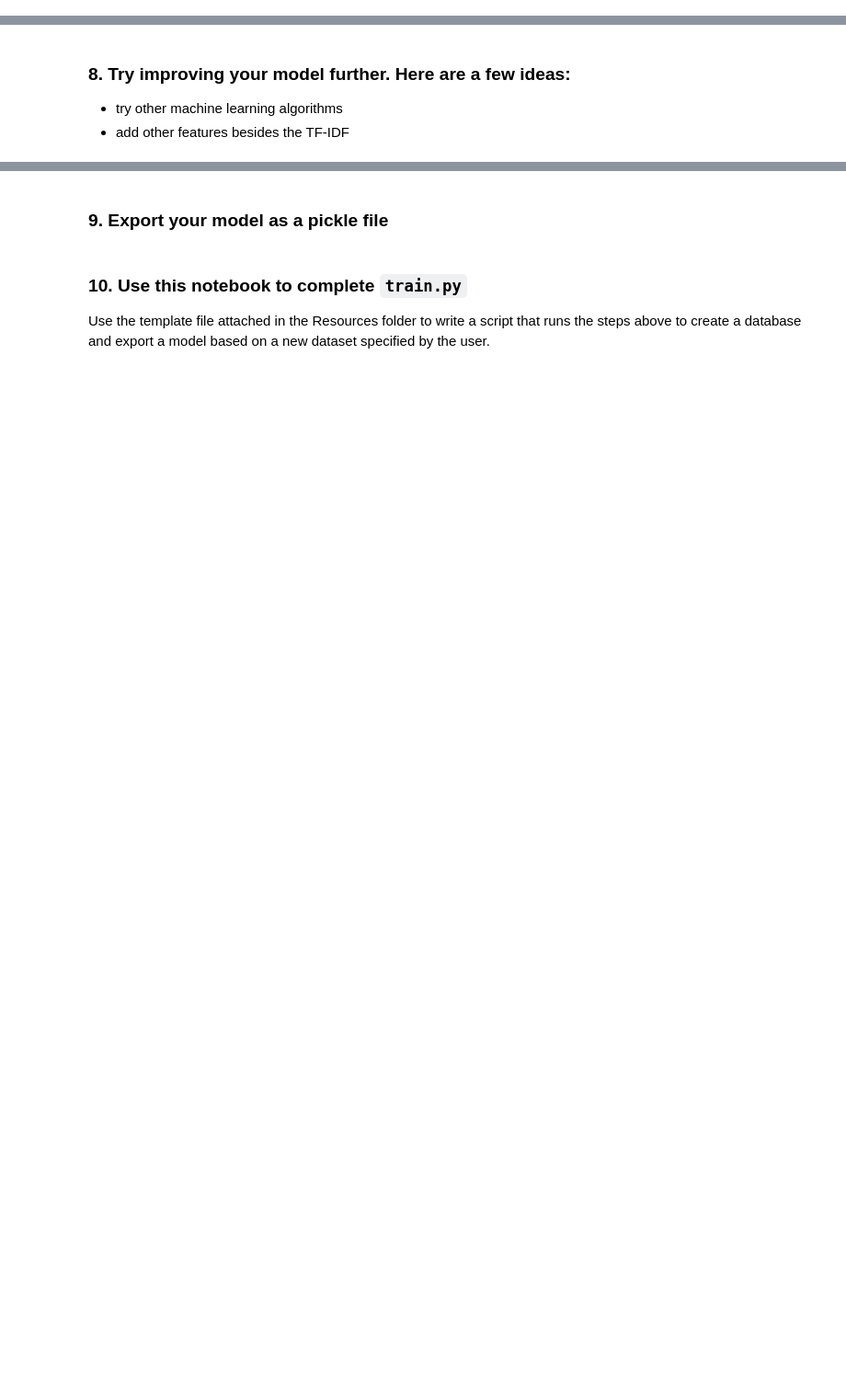
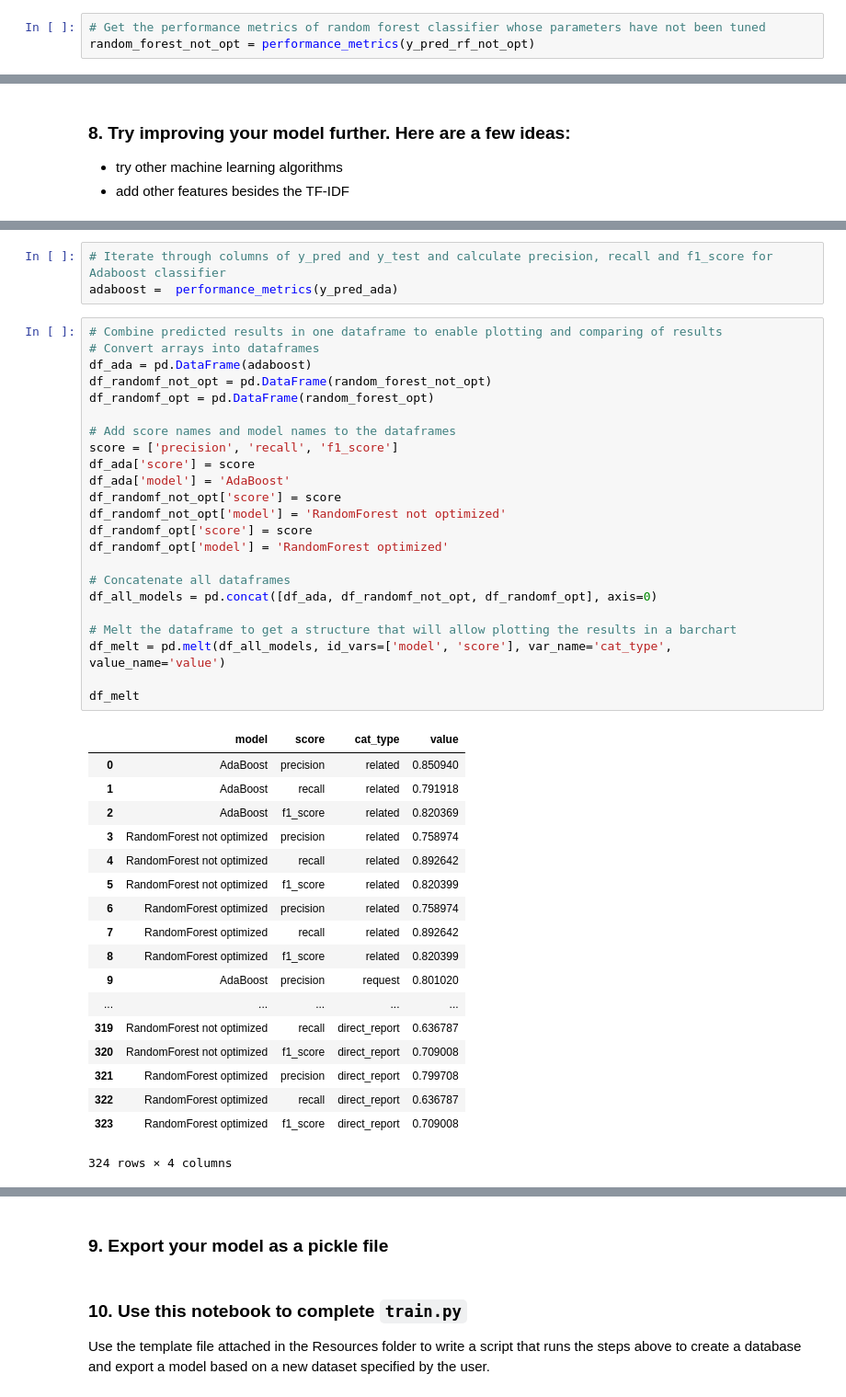
Before and after one commit to julianikulski/disaster-response-pipeline, a Jupyter notebook: ML Pipeline Preparation.ipynb, the cells around one changed output, grey strips where cells are left out. Shown: that part at 92% size. Drawn from its saved outputs; the diff is of its cells as text; blank space fills up the shorter version.

```diff
--- a/ML Pipeline Preparation.ipynb
+++ b/ML Pipeline Preparation.ipynb
@@ -132,3 +111,6 @@ refugees
+# %%
+# Get the performance metrics of random forest classifier whose parameters have not been tuned
+random_forest_not_opt = performance_metrics(y_pred_rf_not_opt)
 # %% [markdown]
 ### 6. Improve your model
 Use grid search to find better parameters.
@@ -189,0 +163,45 @@ y_pred = pd.DataFrame(y_pred, columns=df.columns[4:])
+# %%
+# Iterate through columns of y_pred and y_test and calculate precision, recall and f1_score for Adaboost classifier
+adaboost =  performance_metrics(y_pred_ada)
+# %%
+# Combine predicted results in one dataframe to enable plotting and comparing of results
+# Convert arrays into dataframes
+df_ada = pd.DataFrame(adaboost)
+df_randomf_not_opt = pd.DataFrame(random_forest_not_opt)
+df_randomf_opt = pd.DataFrame(random_forest_opt)
+
+# Add score names and model names to the dataframes
+score = ['precision', 'recall', 'f1_score']
+df_ada['score'] = score
+df_ada['model'] = 'AdaBoost'
+df_randomf_not_opt['score'] = score
+df_randomf_not_opt['model'] = 'RandomForest not optimized'
+df_randomf_opt['score'] = score
+df_randomf_opt['model'] = 'RandomForest optimized'
+
+# Concatenate all dataframes
+df_all_models = pd.concat([df_ada, df_randomf_not_opt, df_randomf_opt], axis=0)
+
+# Melt the dataframe to get a structure that will allow plotting the results in a barchart
+df_melt = pd.melt(df_all_models, id_vars=['model', 'score'], var_name='cat_type', value_name='value')
+
+df_melt
+# %% [output]
+|  | model | score | cat_type | value |
+| 0 | AdaBoost | precision | related | 0.850940 |
+| 1 | AdaBoost | recall | related | 0.791918 |
+| 2 | AdaBoost | f1_score | related | 0.820369 |
+| 3 | RandomForest not optimized | precision | related | 0.758974 |
+| 4 | RandomForest not optimized | recall | related | 0.892642 |
+| 5 | RandomForest not optimized | f1_score | related | 0.820399 |
+| 6 | RandomForest optimized | precision | related | 0.758974 |
+| 7 | RandomForest optimized | recall | related | 0.892642 |
+| 8 | RandomForest optimized | f1_score | related | 0.820399 |
+| 9 | AdaBoost | precision | request | 0.801020 |
+| ... | ... | ... | ... | ... |
+| 319 | RandomForest not optimized | recall | direct_report | 0.636787 |
+| 320 | RandomForest not optimized | f1_score | direct_report | 0.709008 |
+| 321 | RandomForest optimized | precision | direct_report | 0.799708 |
+| 322 | RandomForest optimized | recall | direct_report | 0.636787 |
+| 323 | RandomForest optimized | f1_score | direct_report | 0.709008 |
+324 rows × 4 columns
```
Also changed, not shown: parts of 12 cells of this notebook.
